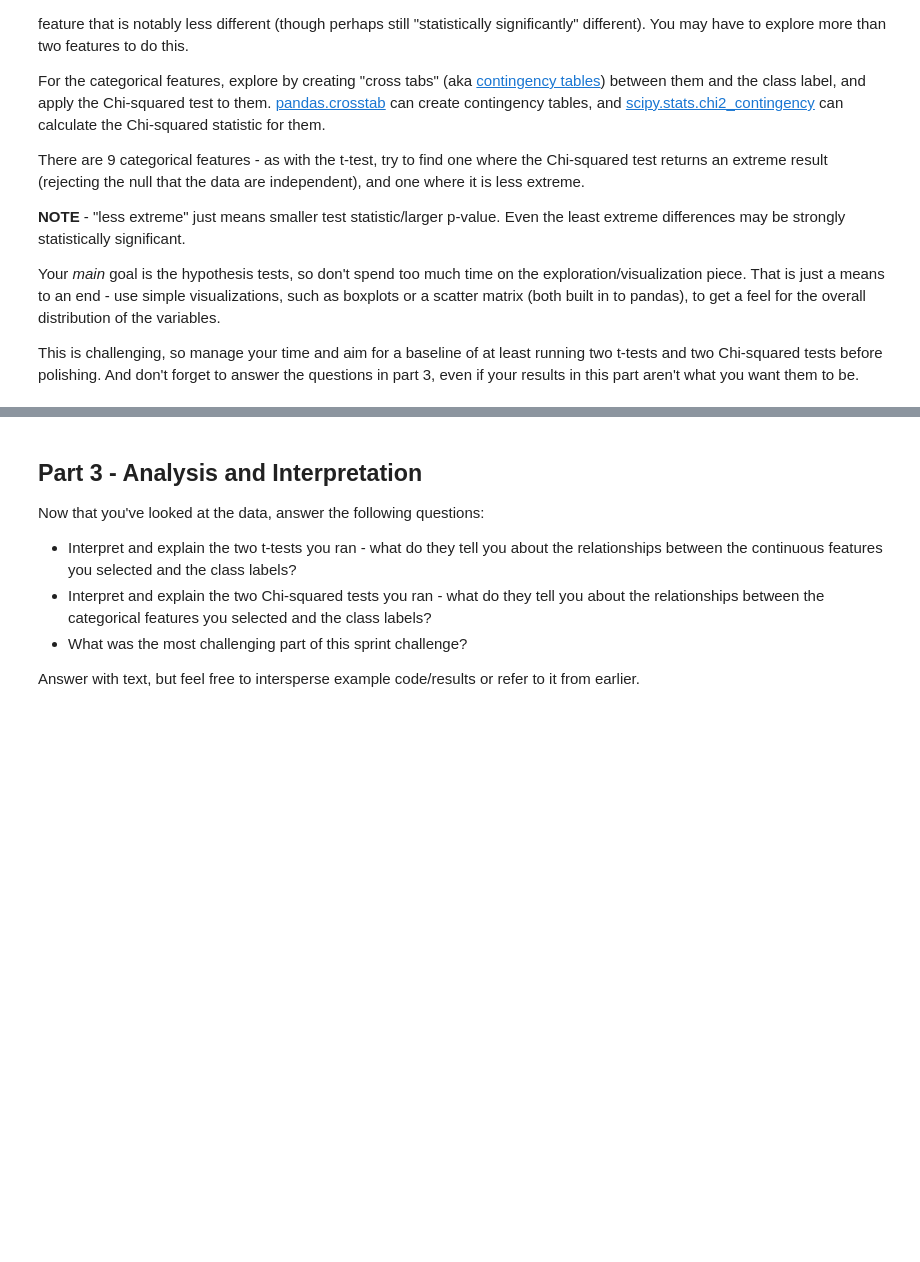
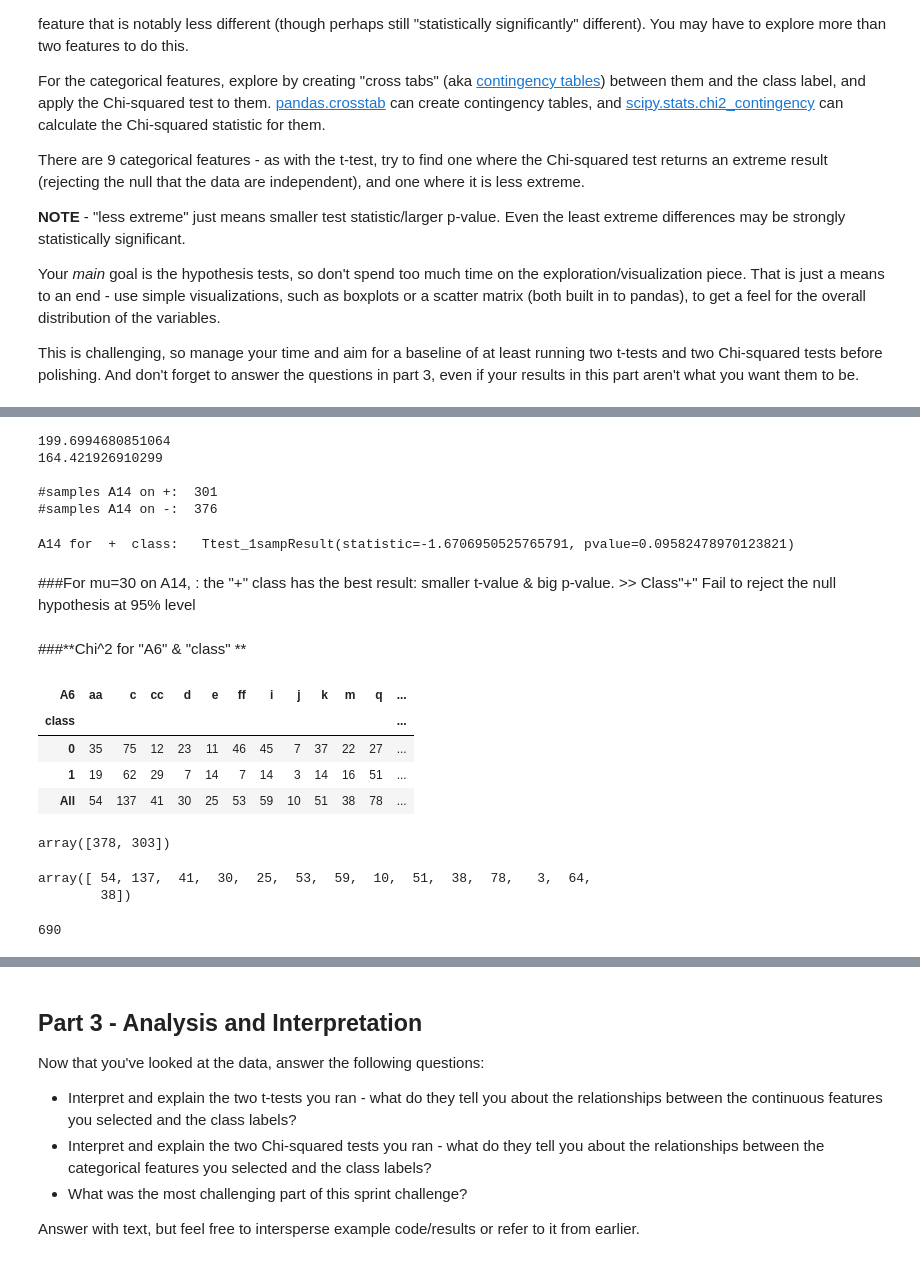
Before and after one commit to henryspg/DS-Unit-1-Sprint-2-Statistics, a Jupyter notebook: DS16_Unit_1_Sprint_Challenge_2_henry.ipynb, the cells around one changed output, grey strips where cells are left out. Saved outputs shown, nothing was run; the diff lists cells and outputs as text; code cells hidden in the pictures; blank space fills up the shorter version.

```diff
--- a/DS16_Unit_1_Sprint_Challenge_2_henry.ipynb
+++ b/DS16_Unit_1_Sprint_Challenge_2_henry.ipynb
@@ -238,0 +195,32 @@ Ttest_1sampResult(statistic=6.071359754828603, pvalue=3.751628663000898e-09)
+# %%
+# Make sure there is no NaN
+# we compare + & - on column A14
+
+dfA14 = df['A14'].dropna()
+df1A14 = df['A14'].loc[df['class']==1].dropna()
+df0A14 = df['A14'].loc[df['class']==0].dropna()
+
+# print(dfA14.mean())
+print(df0A14.mean())
+print(df1A14.mean())
+print()
+print("#samples A14 on +: " ,len(df1A14))
+print("#samples A14 on -: " ,len(df0A14))
+# %% [output]
+199.6994680851064
+164.421926910299
+
+#samples A14 on +:  301
+#samples A14 on -:  376
+# %%
+#  Check t-test  for class= +  on column A8  with expected mean 180
+
+# print("A8 for all class:  ", stats.ttest_1samp(dfA14, 180))
+# print("A14 for  -  class:  ", stats.ttest_1samp(df0A14, 180))
+print("A14 for  +  class:  ", stats.ttest_1samp(df1A14, 180))
+# %% [output]
+A14 for  +  class:   Ttest_1sampResult(statistic=-1.6706950525765791, pvalue=0.09582478970123821)
+# %% [markdown]
+###For mu=30 on A14, : the  "+" class has the best result: smaller t-value & big p-value. >> Class"+" Fail to reject the null hypothesis at 95% level
+# %% [markdown]
+###**Chi^2  for "A6" & "class" **
@@ -238,0 +232,14 @@ Ttest_1sampResult(statistic=6.071359754828603, pvalue=3.751628663000898e-09)
+# %%
+#  crosstab: between some columns against "class"
+
+observed = pd.crosstab(df['class'], df['A6'])
+observed
+
+observed_all = pd.crosstab(df['class'], df['A6'], margins=True)
+observed_all
+# %% [output]
+| A6 | aa | c | cc | d | e | ff | i | j | k | m | q | ... |
+| class |  |  |  |  |  |  |  |  |  |  |  | ... |
+| 0 | 35 | 75 | 12 | 23 | 11 | 46 | 45 | 7 | 37 | 22 | 27 | ... |
+| 1 | 19 | 62 | 29 | 7 | 14 | 7 | 14 | 3 | 14 | 16 | 51 | ... |
+| All | 54 | 137 | 41 | 30 | 25 | 53 | 59 | 10 | 51 | 38 | 78 | ... |
@@ -238,0 +252,19 @@ Ttest_1sampResult(statistic=6.071359754828603, pvalue=3.751628663000898e-09)
+# %%
+# Summarise column & rows:
+row_all = observed_all.iloc[0:2, 14:].values
+row_all = row_all.T[0]
+row_all
+# %% [output]
+array([378, 303])
+# %%
+col_all = observed_all.iloc[2:, 0:14].values
+col_all = col_all[0]
+col_all
+# %% [output]
+array([ 54, 137,  41,  30,  25,  53,  59,  10,  51,  38,  78,   3,  64,
+        38])
+# %%
+total_all = df.shape[0]
+total_all
+# %% [output]
+690
```
Also changed, not shown: parts of 44 cells of this notebook.
